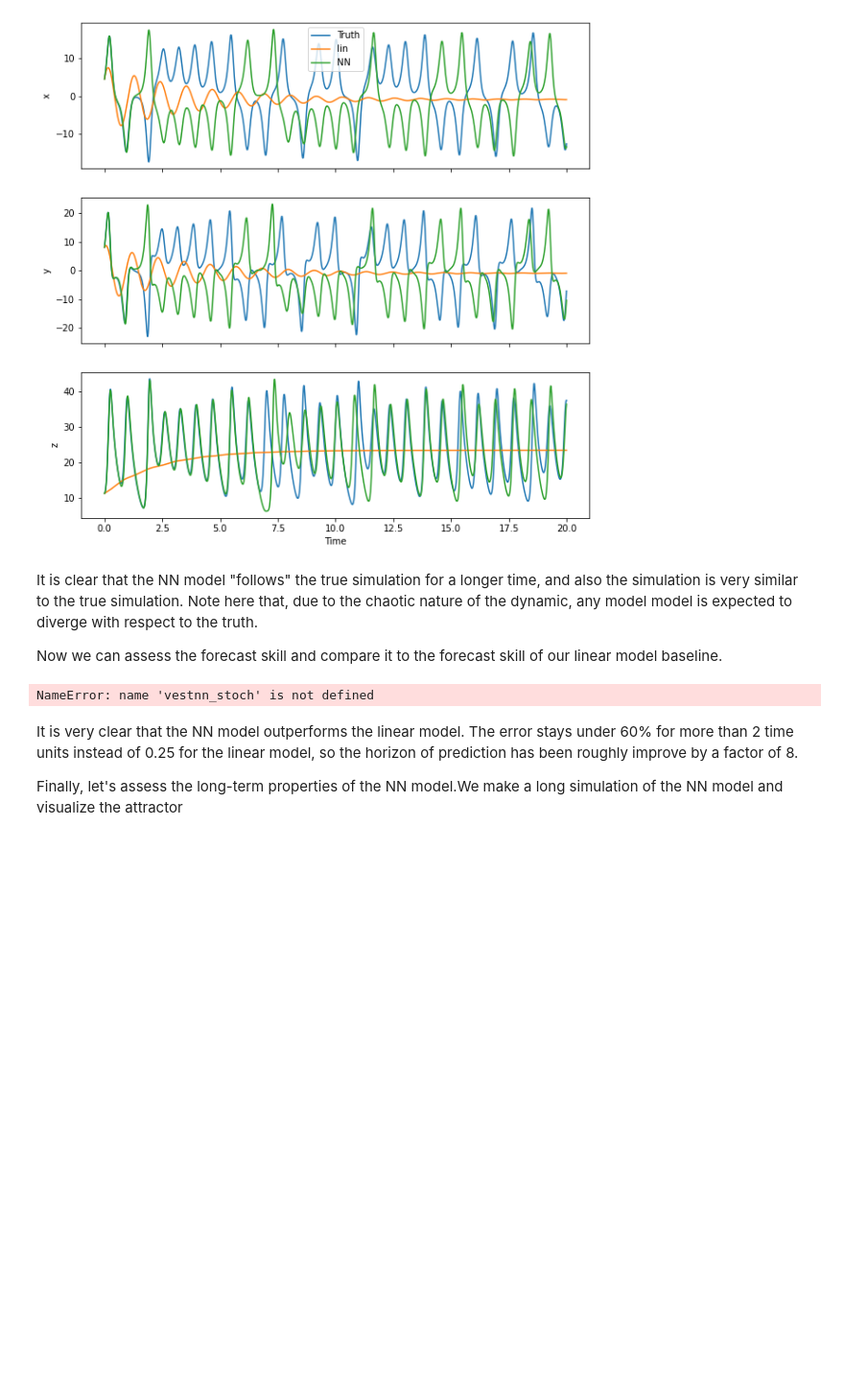
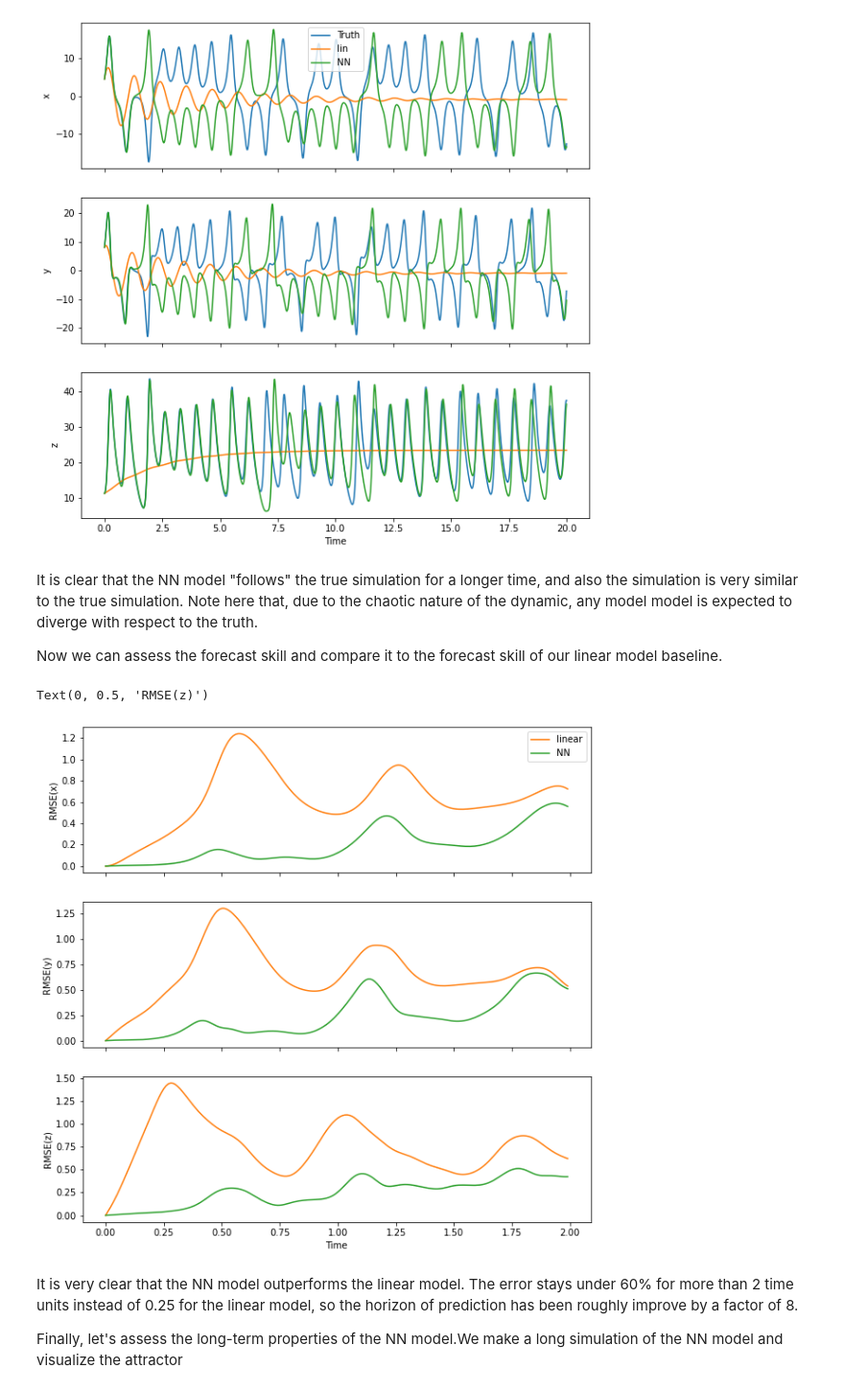
Before and after one commit to nansencenter/ml-crashcourse, a Jupyter notebook: L63_demonstrator.ipynb, the cells around one changed output. Shown at 96% size. Cells and saved outputs as stored; diff of their text form; code cells hidden in the pictures; blank space fills up the shorter version.

```diff
--- a/L63_demonstrator.ipynb
+++ b/L63_demonstrator.ipynb
@@ -411,18 +411,18 @@ It is clear that the NN model "follows" the true simulation for a longer time, a
 Now we can assess the forecast skill and compare it to the forecast skill of our linear model baseline.
 # %%
 rmse_nn = rmse(vtest, vtestnn)
-rmse_nnstoch = rmse(vtest, vestnn_stoch)
 fig, ax = plt.subplots(nrows=3,figsize=(10,10), sharex=True)
 plot_3rows(ttest[:200],rmse_lin[:200],ax,color='C1',label='linear')
 plot_3rows(ttest[:200],rmse_nn[:200],ax, color='C2',label='NN')
 
 ax[0].legend()
 ax[2].set_xlabel('Time')
 ax[0].set_ylabel('RMSE(x)')
 ax[1].set_ylabel('RMSE(y)')
 ax[2].set_ylabel('RMSE(z)')
 # %% [output]
-NameError: name 'vestnn_stoch' is not defined
+Text(0, 0.5, 'RMSE(z)')
+[figure, added]
 # %% [markdown]
 It is very clear that the NN model outperforms the linear model. The error stays under 60% for more than 2 time units instead of 0.25 for the linear model, so the horizon of prediction has been roughly improve by a factor of 8.
 
```
Also changed, not shown: parts of 2 cells of this notebook.
